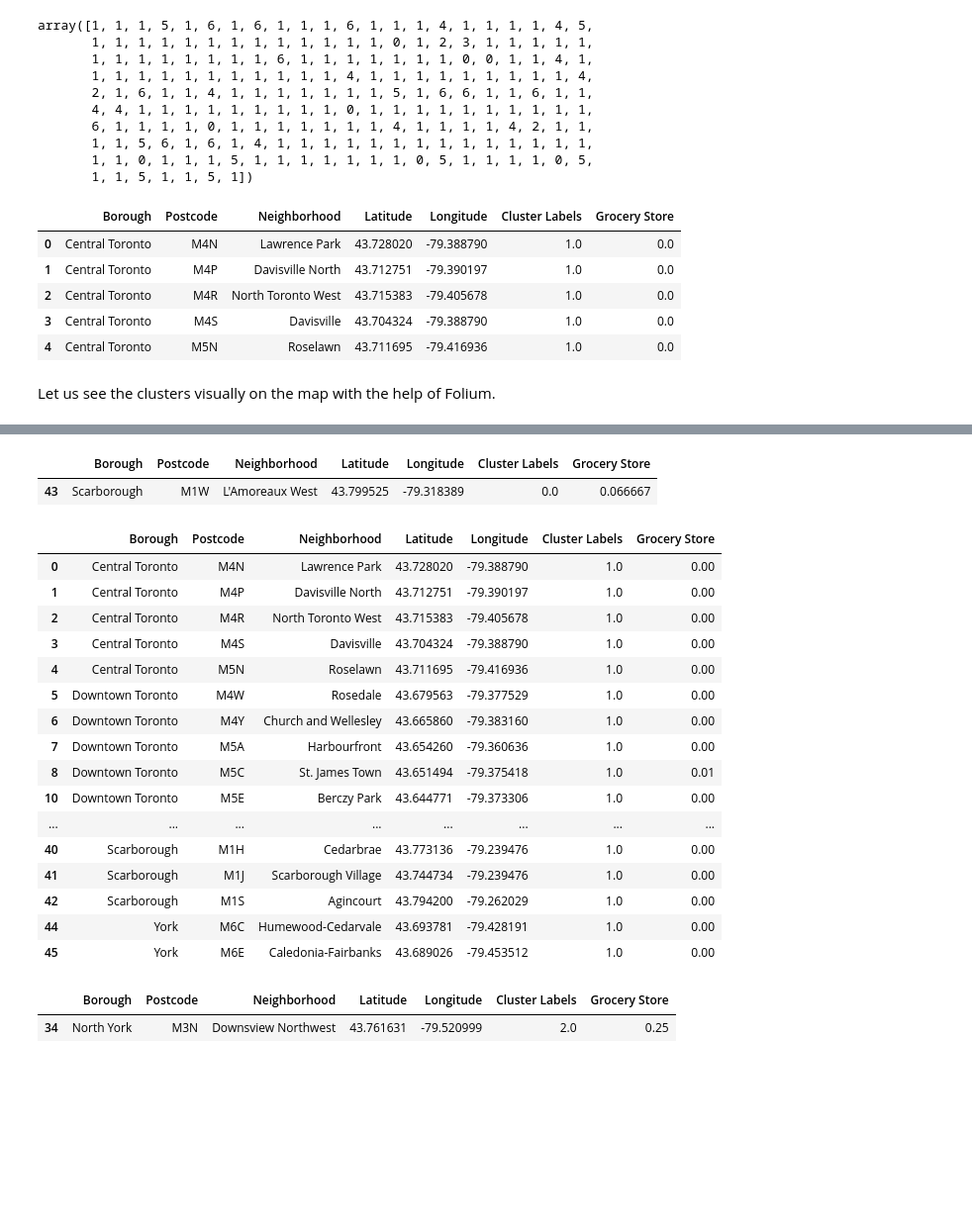
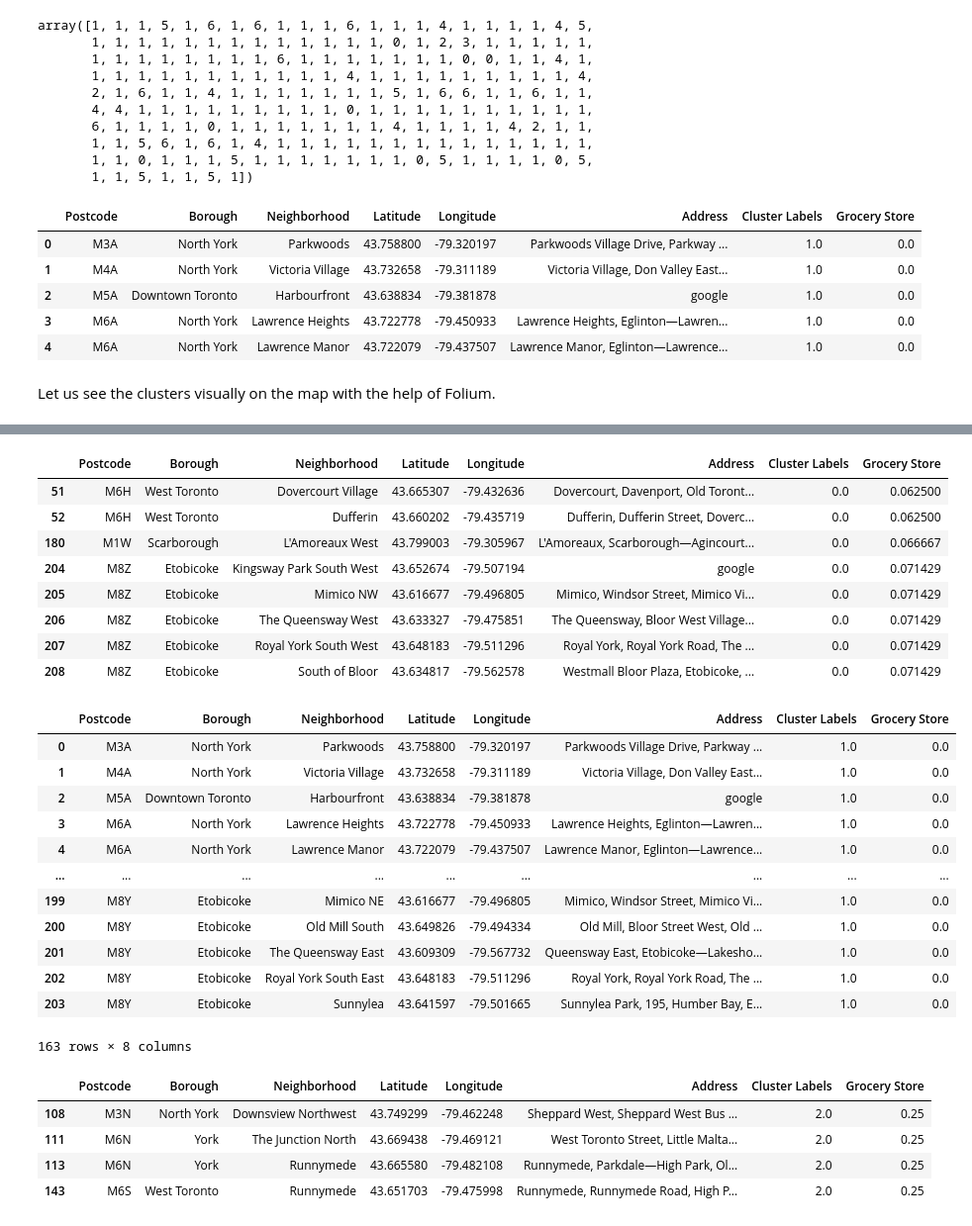
Before and after one commit to indranil0521/Coursera_Capstone, a Jupyter notebook: BattleOfNeighbourhoods-ExploreToronoto-OpeningGorceryShop.ipynb, the cells around one changed output, grey strips where cells are left out. Shown: that part at 99% size. Drawn from its saved outputs; the diff is of its cells as text; code cells hidden in the pictures; blank space fills up the shorter version.

Commit message:
version 2 - grocery shop
version 2 - grocery shop

```diff
--- a/BattleOfNeighbourhoods-ExploreToronoto-OpeningGorceryShop.ipynb
+++ b/BattleOfNeighbourhoods-ExploreToronoto-OpeningGorceryShop.ipynb
@@ -259,8 +261,8 @@ Solving environment: ...working... done
 
 # All requested packages already installed.
 # %%
-CLIENT_ID = 'ZTZJ51LC2YMRYGY3PIFFERD1VZNA0R4LTNKWQKV1WJO3GHTD'  # your Foursquare ID
-CLIENT_SECRET = 'DDG0ET5ED1LJINU000CD1CQW3BUQGODPMNCODE25XGCWVYVS'  # your Foursquare Secret
+CLIENT_ID = 'xxxx'  # your Foursquare ID
+CLIENT_SECRET = 'xxxx'  # your Foursquare Secret
 VERSION = '20180604'
 LIMIT = 30
 search_query = 'grocery'
@@ -826,8 +833,12 @@ array([1, 1, 1, 5, 1, 6, 1, 6, 1, 1, 1, 6, 1, 1, 1, 4, 1, 1, 1, 1, 4, 5,
        1, 1, 5, 1, 1, 5, 1])
 # %%
 #sorted_neighborhoods_venues.drop(['Cluster Labels'],axis=1,inplace=True)
-toronto_part.insert(0, 'Cluster Labels', kmeans.labels_)
-toronto_merged = toronto_DF
+#toronto_part.insert(0, 'Cluster Labels', kmeans.labels_)
+#toronto_merged = toronto_DF
+toronto_merged=pd.read_csv('toronto_neighborhood_latlang_capstone.csv')
+toronto_merged = toronto_merged.rename(columns={'Neighbourhood': 'Neighborhood'})
+toronto_merged = toronto_merged.rename(columns={'Neighbourhood': 'Latitude'})
+toronto_merged = toronto_merged.rename(columns={'Neighbourhood': 'Longitude'})
 # merge toronto_grouped with toronto_data to add latitude/longitude for each neighborhood
 toronto_merged = toronto_merged.join(toronto_part.set_index('Neighborhood'), on='Neighborhood')
 toronto_merged.dropna(subset=["Cluster Labels"], axis=0, inplace=True)
@@ -835,12 +846,12 @@ toronto_merged.reset_index(drop=True, inplace=True)
 toronto_merged['Cluster Labels'].astype(int)
 toronto_merged.head()
 # %% [output]
-|  | Borough | Postcode | Neighborhood | Latitude | Longitude | Cluster Labels | Grocery Store |
-| 0 | Central Toronto | M4N | Lawrence Park | 43.728020 | -79.388790 | 1.0 | 0.0 |
-| 1 | Central Toronto | M4P | Davisville North | 43.712751 | -79.390197 | 1.0 | 0.0 |
-| 2 | Central Toronto | M4R | North Toronto West | 43.715383 | -79.405678 | 1.0 | 0.0 |
-| 3 | Central Toronto | M4S | Davisville | 43.704324 | -79.388790 | 1.0 | 0.0 |
-| 4 | Central Toronto | M5N | Roselawn | 43.711695 | -79.416936 | 1.0 | 0.0 |
+|  | Postcode | Borough | Neighborhood | Latitude | Longitude | Address | Cluster Labels | Grocery Store |
+| 0 | M3A | North York | Parkwoods | 43.758800 | -79.320197 | Parkwoods Village Drive, Parkway ... | 1.0 | 0.0 |
+| 1 | M4A | North York | Victoria Village | 43.732658 | -79.311189 | Victoria Village, Don Valley East... | 1.0 | 0.0 |
+| 2 | M5A | Downtown Toronto | Harbourfront | 43.638834 | -79.381878 | google | 1.0 | 0.0 |
+| 3 | M6A | North York | Lawrence Heights | 43.722778 | -79.450933 | Lawrence Heights, Eglinton—Lawren... | 1.0 | 0.0 |
+| 4 | M6A | North York | Lawrence Manor | 43.722079 | -79.437507 | Lawrence Manor, Eglinton—Lawrence... | 1.0 | 0.0 |
 # %% [markdown]
 Let us see the clusters visually on the map with the help of Folium.
 # %%
@@ -873,35 +884,42 @@ map_clusters
 # %%
 toronto_merged.loc[toronto_merged['Cluster Labels'] == 0]
 # %% [output]
-|  | Borough | Postcode | Neighborhood | Latitude | Longitude | Cluster Labels | Grocery Store |
-| 43 | Scarborough | M1W | L'Amoreaux West | 43.799525 | -79.318389 | 0.0 | 0.066667 |
+|  | Postcode | Borough | Neighborhood | Latitude | Longitude | Address | Cluster Labels | Grocery Store |
+| 51 | M6H | West Toronto | Dovercourt Village | 43.665307 | -79.432636 | Dovercourt, Davenport, Old Toront... | 0.0 | 0.062500 |
+| 52 | M6H | West Toronto | Dufferin | 43.660202 | -79.435719 | Dufferin, Dufferin Street, Doverc... | 0.0 | 0.062500 |
+| 180 | M1W | Scarborough | L'Amoreaux West | 43.799003 | -79.305967 | L'Amoreaux, Scarborough—Agincourt... | 0.0 | 0.066667 |
+| 204 | M8Z | Etobicoke | Kingsway Park South West | 43.652674 | -79.507194 | google | 0.0 | 0.071429 |
+| 205 | M8Z | Etobicoke | Mimico NW | 43.616677 | -79.496805 | Mimico, Windsor Street, Mimico Vi... | 0.0 | 0.071429 |
+| 206 | M8Z | Etobicoke | The Queensway West | 43.633327 | -79.475851 | The Queensway, Bloor West Village... | 0.0 | 0.071429 |
+| 207 | M8Z | Etobicoke | Royal York South West | 43.648183 | -79.511296 | Royal York, Royal York Road, The ... | 0.0 | 0.071429 |
+| 208 | M8Z | Etobicoke | South of Bloor | 43.634817 | -79.562578 | Westmall Bloor Plaza, Etobicoke, ... | 0.0 | 0.071429 |
 # %%
 #Cluster 1
-toronto_merged.loc[toronto_merged['Cluster Labels'] == 1]
+df_noGrocery=toronto_merged.loc[toronto_merged['Cluster Labels'] == 1]
+df_noGrocery
 # %% [output]
-|  | Borough | Postcode | Neighborhood | Latitude | Longitude | Cluster Labels | Grocery Store |
-| 0 | Central Toronto | M4N | Lawrence Park | 43.728020 | -79.388790 | 1.0 | 0.00 |
-| 1 | Central Toronto | M4P | Davisville North | 43.712751 | -79.390197 | 1.0 | 0.00 |
-| 2 | Central Toronto | M4R | North Toronto West | 43.715383 | -79.405678 | 1.0 | 0.00 |
-| 3 | Central Toronto | M4S | Davisville | 43.704324 | -79.388790 | 1.0 | 0.00 |
-| 4 | Central Toronto | M5N | Roselawn | 43.711695 | -79.416936 | 1.0 | 0.00 |
-| 5 | Downtown Toronto | M4W | Rosedale | 43.679563 | -79.377529 | 1.0 | 0.00 |
-| 6 | Downtown Toronto | M4Y | Church and Wellesley | 43.665860 | -79.383160 | 1.0 | 0.00 |
-| 7 | Downtown Toronto | M5A | Harbourfront | 43.654260 | -79.360636 | 1.0 | 0.00 |
-| 8 | Downtown Toronto | M5C | St. James Town | 43.651494 | -79.375418 | 1.0 | 0.01 |
-| 10 | Downtown Toronto | M5E | Berczy Park | 43.644771 | -79.373306 | 1.0 | 0.00 |
-| ... | ... | ... | ... | ... | ... | ... | ... |
-| 40 | Scarborough | M1H | Cedarbrae | 43.773136 | -79.239476 | 1.0 | 0.00 |
-| 41 | Scarborough | M1J | Scarborough Village | 43.744734 | -79.239476 | 1.0 | 0.00 |
-| 42 | Scarborough | M1S | Agincourt | 43.794200 | -79.262029 | 1.0 | 0.00 |
-| 44 | York | M6C | Humewood-Cedarvale | 43.693781 | -79.428191 | 1.0 | 0.00 |
-| 45 | York | M6E | Caledonia-Fairbanks | 43.689026 | -79.453512 | 1.0 | 0.00 |
+|  | Postcode | Borough | Neighborhood | Latitude | Longitude | Address | Cluster Labels | Grocery Store |
+| 0 | M3A | North York | Parkwoods | 43.758800 | -79.320197 | Parkwoods Village Drive, Parkway ... | 1.0 | 0.0 |
+| 1 | M4A | North York | Victoria Village | 43.732658 | -79.311189 | Victoria Village, Don Valley East... | 1.0 | 0.0 |
+| 2 | M5A | Downtown Toronto | Harbourfront | 43.638834 | -79.381878 | google | 1.0 | 0.0 |
+| 3 | M6A | North York | Lawrence Heights | 43.722778 | -79.450933 | Lawrence Heights, Eglinton—Lawren... | 1.0 | 0.0 |
+| 4 | M6A | North York | Lawrence Manor | 43.722079 | -79.437507 | Lawrence Manor, Eglinton—Lawrence... | 1.0 | 0.0 |
+| ... | ... | ... | ... | ... | ... | ... | ... | ... |
+| 199 | M8Y | Etobicoke | Mimico NE | 43.616677 | -79.496805 | Mimico, Windsor Street, Mimico Vi... | 1.0 | 0.0 |
+| 200 | M8Y | Etobicoke | Old Mill South | 43.649826 | -79.494334 | Old Mill, Bloor Street West, Old ... | 1.0 | 0.0 |
+| 201 | M8Y | Etobicoke | The Queensway East | 43.609309 | -79.567732 | Queensway East, Etobicoke—Lakesho... | 1.0 | 0.0 |
+| 202 | M8Y | Etobicoke | Royal York South East | 43.648183 | -79.511296 | Royal York, Royal York Road, The ... | 1.0 | 0.0 |
+| 203 | M8Y | Etobicoke | Sunnylea | 43.641597 | -79.501665 | Sunnylea Park, 195, Humber Bay, E... | 1.0 | 0.0 |
+163 rows × 8 columns
 # %%
 #Cluster 2
 toronto_merged.loc[toronto_merged['Cluster Labels'] == 2]
 # %% [output]
-|  | Borough | Postcode | Neighborhood | Latitude | Longitude | Cluster Labels | Grocery Store |
-| 34 | North York | M3N | Downsview Northwest | 43.761631 | -79.520999 | 2.0 | 0.25 |
+|  | Postcode | Borough | Neighborhood | Latitude | Longitude | Address | Cluster Labels | Grocery Store |
+| 108 | M3N | North York | Downsview Northwest | 43.749299 | -79.462248 | Sheppard West, Sheppard West Bus ... | 2.0 | 0.25 |
+| 111 | M6N | York | The Junction North | 43.669438 | -79.469121 | West Toronto Street, Little Malta... | 2.0 | 0.25 |
+| 113 | M6N | York | Runnymede | 43.665580 | -79.482108 | Runnymede, Parkdale—High Park, Ol... | 2.0 | 0.25 |
+| 143 | M6S | West Toronto | Runnymede | 43.651703 | -79.475998 | Runnymede, Runnymede Road, High P... | 2.0 | 0.25 |
 # %%
 #Cluster 3
 toronto_merged.loc[toronto_merged['Cluster Labels'] == 3]
```
Also changed, not shown: parts of 33 cells of this notebook.
